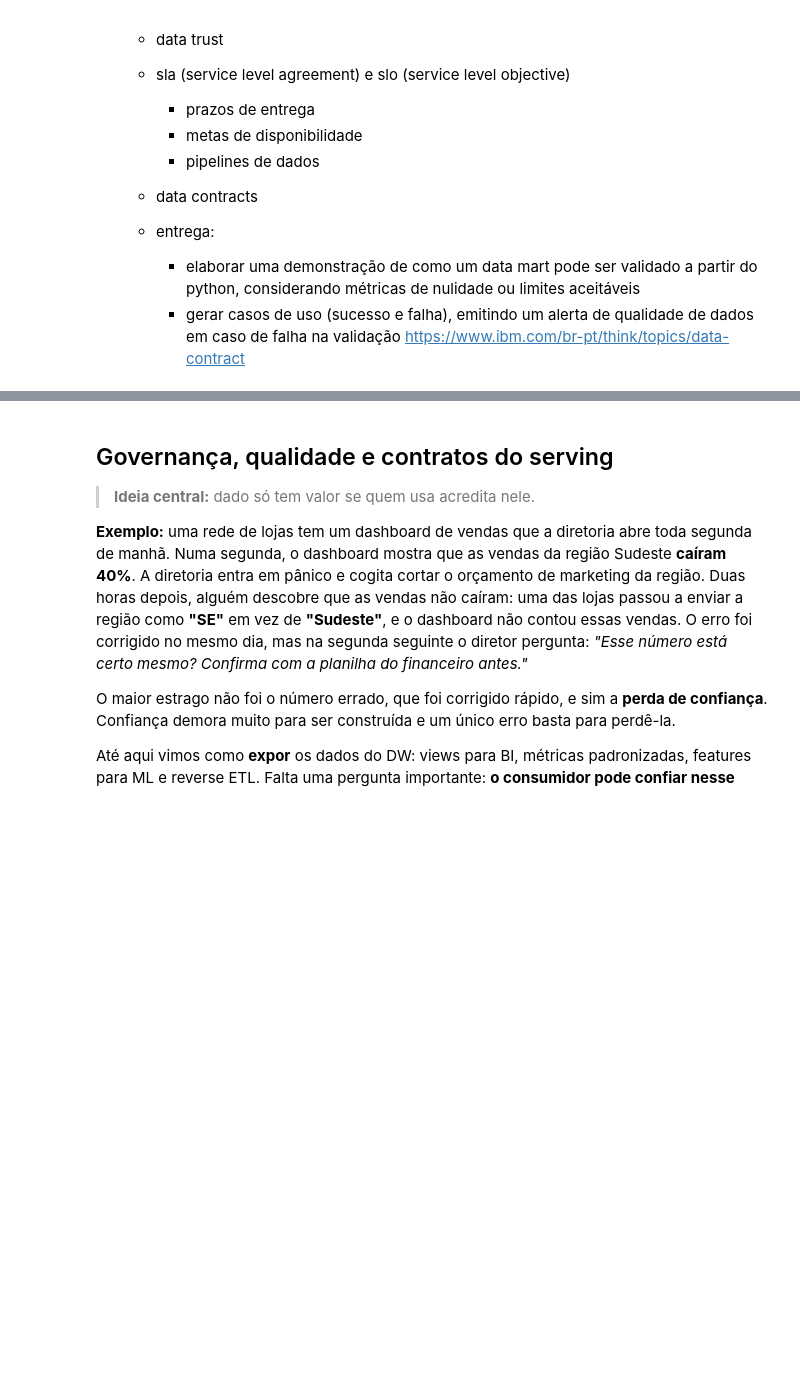
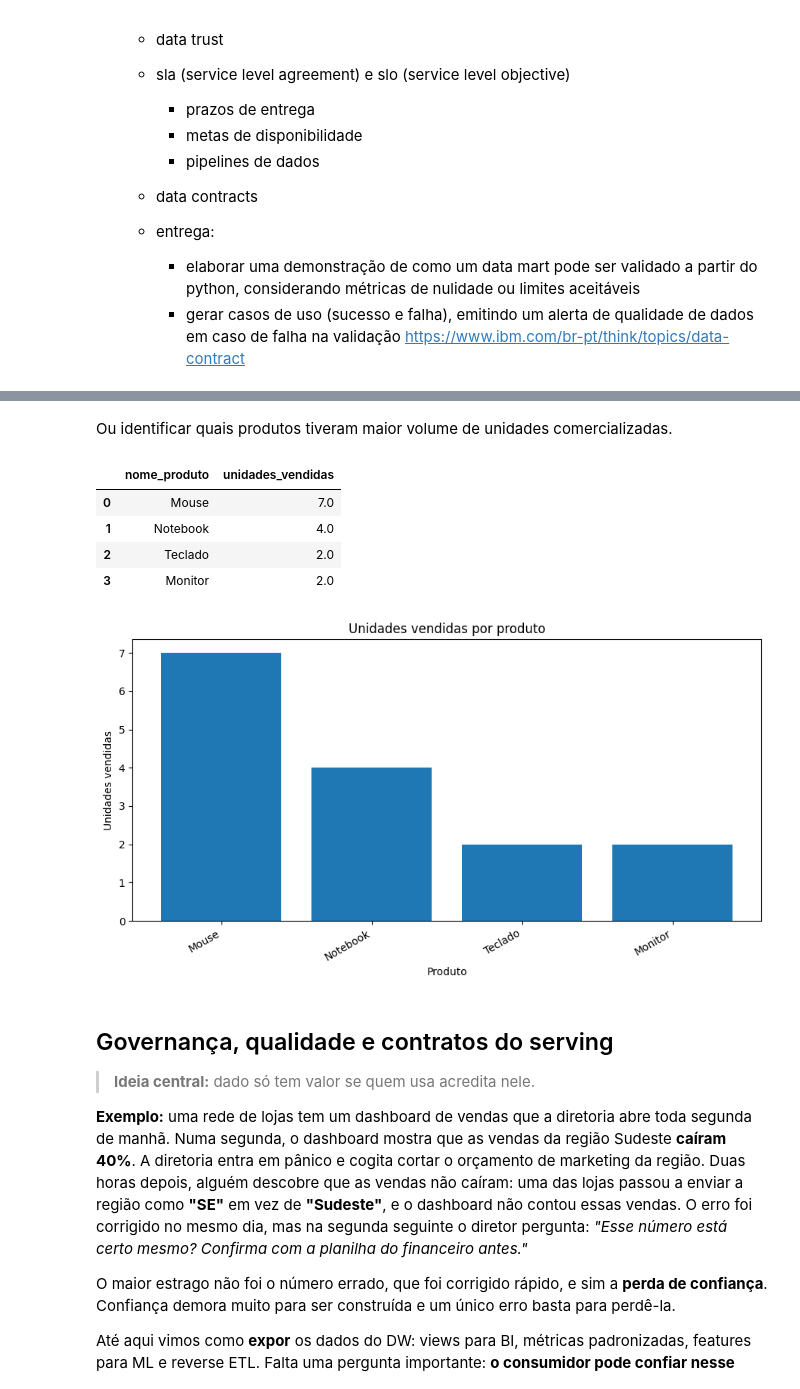
Before and after one commit to ladata-ufs/XII-SEMAC-ENGENHARIA-DADOS-DATA-WAREHOUSING, a Jupyter notebook: notebooks/D2/modulo_04_serving_analytics_and_ML.ipynb, the cells around one changed output, grey strips where cells are left out. Saved outputs shown, nothing was run; the diff lists cells and outputs as text; code cells hidden in the pictures; blank space fills up the shorter version.

```diff
--- a/notebooks/D2/modulo_04_serving_analytics_and_ML.ipynb
+++ b/notebooks/D2/modulo_04_serving_analytics_and_ML.ipynb
@@ -47,0 +494,36 @@ https://www.ibm.com/br-pt/think/topics/semantic-layer
+# %% [markdown]
+Ou identificar quais produtos tiveram maior volume de unidades comercializadas.
+# %%
+df_produtos = con.execute(
+    """
+    SELECT
+        nome_produto,
+        SUM(quantidade) AS unidades_vendidas
+    FROM vw_vendas_analiticas
+    GROUP BY nome_produto
+    ORDER BY unidades_vendidas DESC
+    """
+).df()
+
+display(df_produtos)
+
+plt.figure(figsize=(9, 5))
+
+plt.bar(
+    df_produtos["nome_produto"],
+    df_produtos["unidades_vendidas"]
+)
+
+plt.title("Unidades vendidas por produto")
+plt.xlabel("Produto")
+plt.ylabel("Unidades vendidas")
+plt.xticks(rotation=30, ha="right")
+plt.tight_layout()
+plt.show()
+# %% [output]
+|  | nome_produto | unidades_vendidas |
+| 0 | Mouse | 7.0 |
+| 1 | Notebook | 4.0 |
+| 2 | Teclado | 2.0 |
+| 3 | Monitor | 2.0 |
+[figure, added]
```
Also changed, not shown: parts of 37 cells of this notebook, 4 other files.
